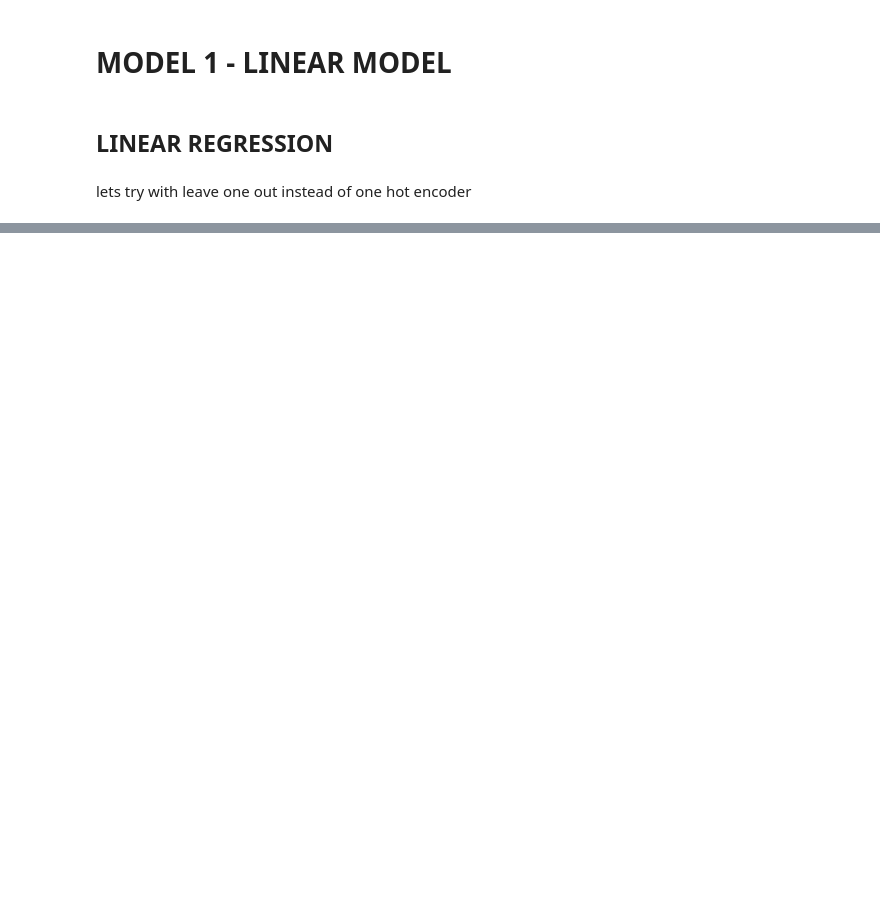
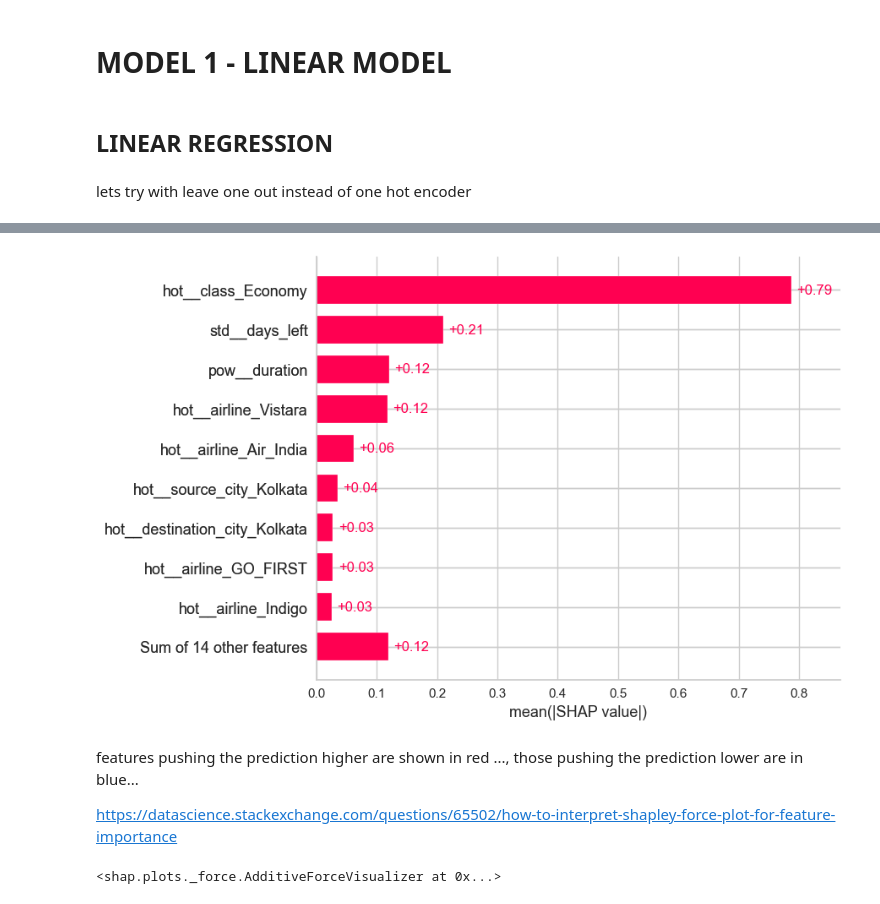
Before and after one commit to baldogiovine/763691, a Jupyter notebook: flights_provola.ipynb, the cells around one changed output, grey strips where cells are left out. Drawn from its saved outputs; the diff is of its cells as text; code cells hidden in the pictures; blank space fills up the shorter version.

```diff
--- a/flights_provola.ipynb
+++ b/flights_provola.ipynb
@@ -784,0 +1119,14 @@ visualizer()
+# %%
+shap_values.feature_names = feature_names
+shap.plots.bar(shap_values)
+# %% [output]
+[figure, added]
+# %% [markdown]
+features pushing the prediction higher are shown in red ..., those pushing the prediction lower are in blue...
+
+https://datascience.stackexchange.com/questions/65502/how-to-interpret-shapley-force-plot-for-feature-importance
+# %%
+#this refers to the first row of x_train_ct
+shap.force_plot(explainer.expected_value, shap_values.values[0,:], X_train_ct.iloc[0,:])
+# %% [output]
+<shap.plots._force.AdditiveForceVisualizer at 0x...>
```
Also changed, not shown: parts of 170 cells of this notebook.
